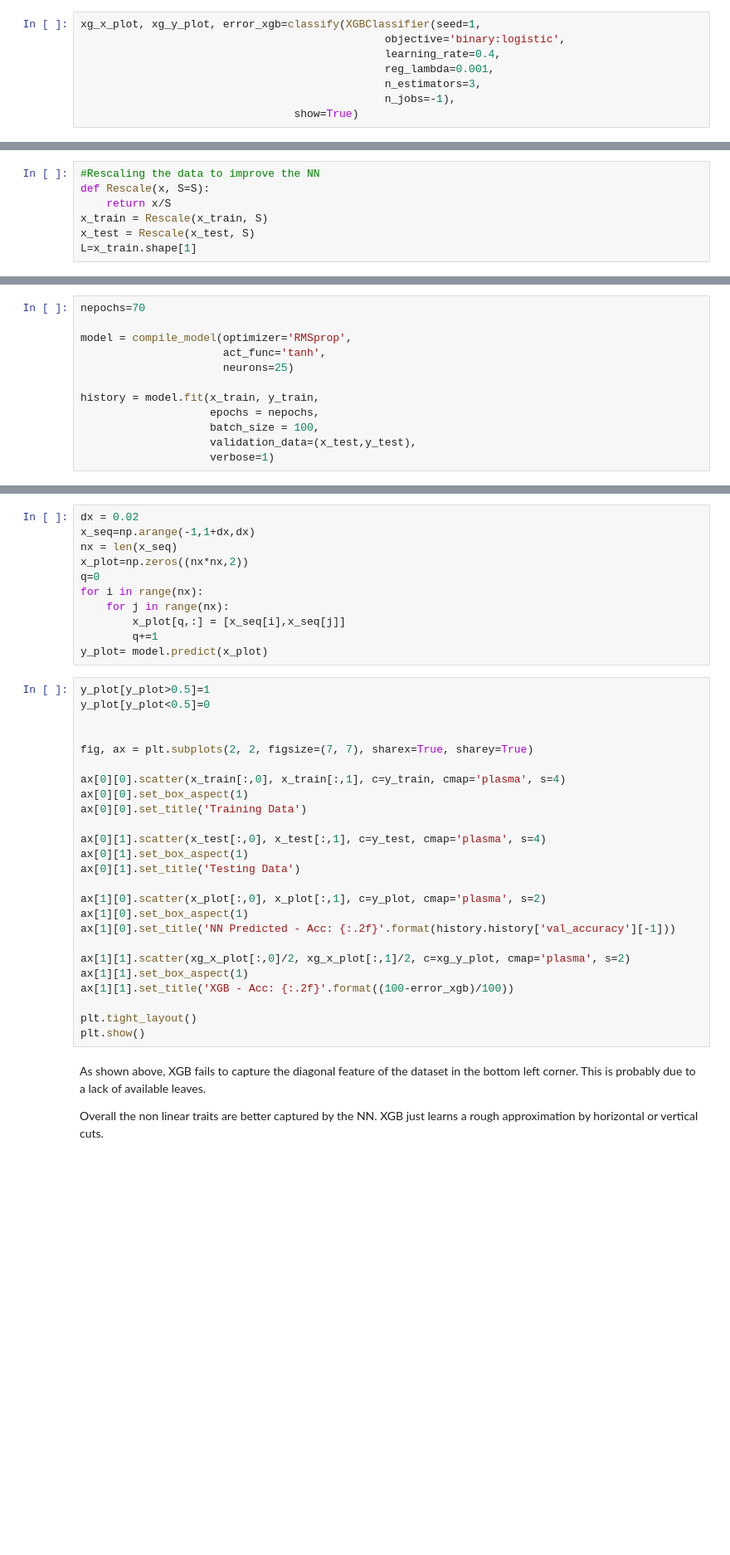
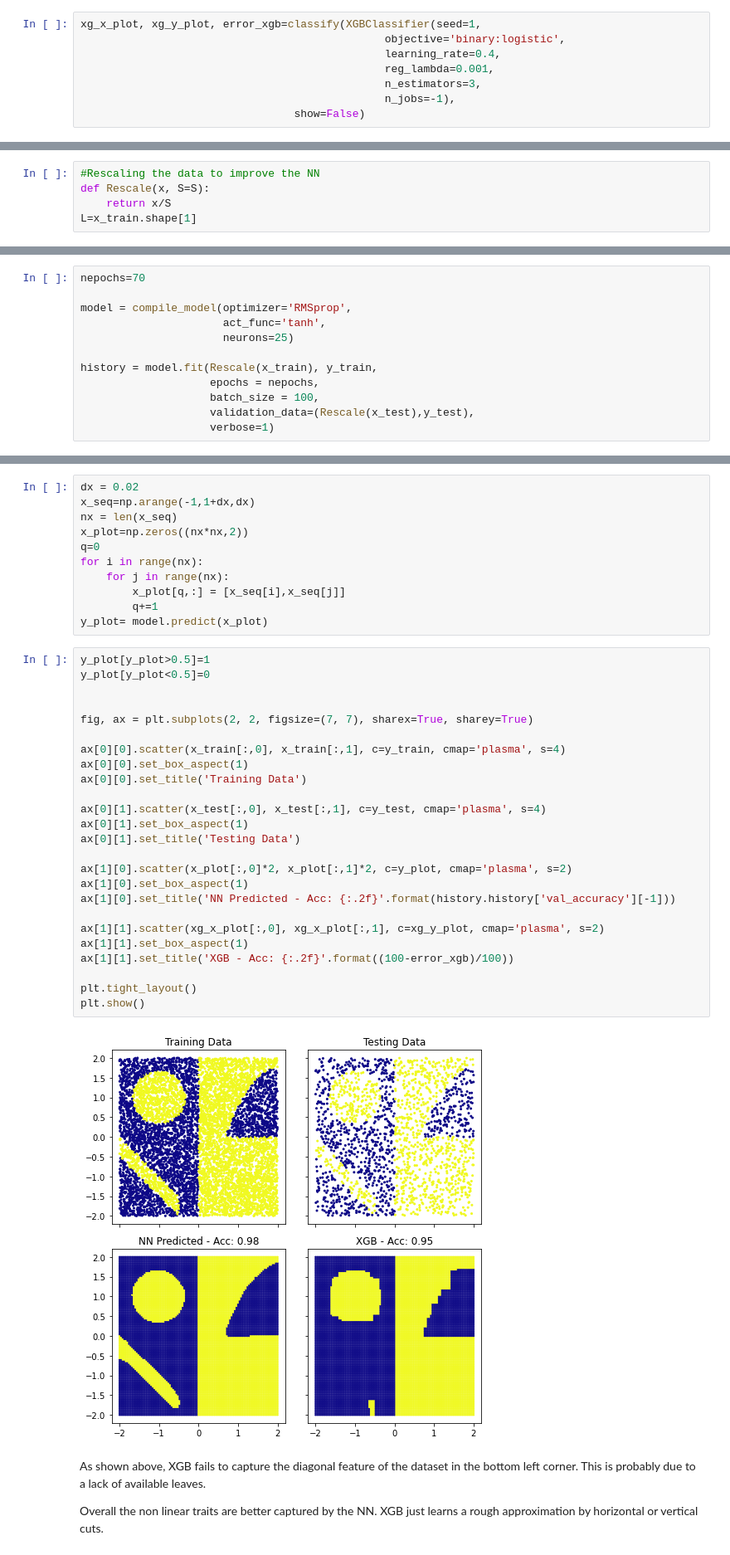
Before and after one commit to threeblueonebrowneyes/lcpb-homework, a Jupyter notebook: HW_04/group2305_exercise04.ipynb, the cells around one changed output, grey strips where cells are left out. Shown at 83% size. Drawn from its saved outputs; the diff is of its cells as text; blank space fills up the shorter version.

```diff
--- a/HW_04/group2305_exercise04.ipynb
+++ b/HW_04/group2305_exercise04.ipynb
@@ -156,6 +159,6 @@ xg_x_plot, xg_y_plot, error_xgb=classify(XGBClassifier(seed=1,
                                                reg_lambda=0.001,
                                                n_estimators=3,
                                                n_jobs=-1),
-                                 show=True)
+                                 show=False)
 # %% [output]
 errors: 4.95%
@@ -170,8 +171,6 @@ Train a Feed Forward Neural Network to perfom the same task of the XGB and confr
 #Rescaling the data to improve the NN
 def Rescale(x, S=S):
     return x/S
-x_train = Rescale(x_train, S)
-x_test = Rescale(x_test, S)
 L=x_train.shape[1]
 # %% [markdown]
 ### NN
@@ -206,10 +205,10 @@ model = compile_model(optimizer='RMSprop',
                       act_func='tanh',
                       neurons=25)
 
-history = model.fit(x_train, y_train,
+history = model.fit(Rescale(x_train), y_train,
                     epochs = nepochs,
                     batch_size = 100,
-                    validation_data=(x_test,y_test),
+                    validation_data=(Rescale(x_test),y_test),
                     verbose=1)
 # %% [output]
 Epoch 1/70
@@ -268,28 +265,30 @@ y_plot= model.predict(x_plot)
 # %%
 y_plot[y_plot>0.5]=1
 y_plot[y_plot<0.5]=0
 
 
 fig, ax = plt.subplots(2, 2, figsize=(7, 7), sharex=True, sharey=True)
 
 ax[0][0].scatter(x_train[:,0], x_train[:,1], c=y_train, cmap='plasma', s=4)
 ax[0][0].set_box_aspect(1)
 ax[0][0].set_title('Training Data')
 
 ax[0][1].scatter(x_test[:,0], x_test[:,1], c=y_test, cmap='plasma', s=4)
 ax[0][1].set_box_aspect(1)
 ax[0][1].set_title('Testing Data')
 
-ax[1][0].scatter(x_plot[:,0], x_plot[:,1], c=y_plot, cmap='plasma', s=2)
+ax[1][0].scatter(x_plot[:,0]*2, x_plot[:,1]*2, c=y_plot, cmap='plasma', s=2)
 ax[1][0].set_box_aspect(1)
 ax[1][0].set_title('NN Predicted - Acc: {:.2f}'.format(history.history['val_accuracy'][-1]))
 
-ax[1][1].scatter(xg_x_plot[:,0]/2, xg_x_plot[:,1]/2, c=xg_y_plot, cmap='plasma', s=2)
+ax[1][1].scatter(xg_x_plot[:,0], xg_x_plot[:,1], c=xg_y_plot, cmap='plasma', s=2)
 ax[1][1].set_box_aspect(1)
 ax[1][1].set_title('XGB - Acc: {:.2f}'.format((100-error_xgb)/100))
 
 plt.tight_layout()
 plt.show()
+# %% [output]
+[figure, added]
 # %% [markdown]
 As shown above, XGB fails to capture the diagonal feature of the dataset in the bottom left corner. This is probably due to a lack of available leaves.
 
```
Also changed, not shown: parts of 14 cells of this notebook.
